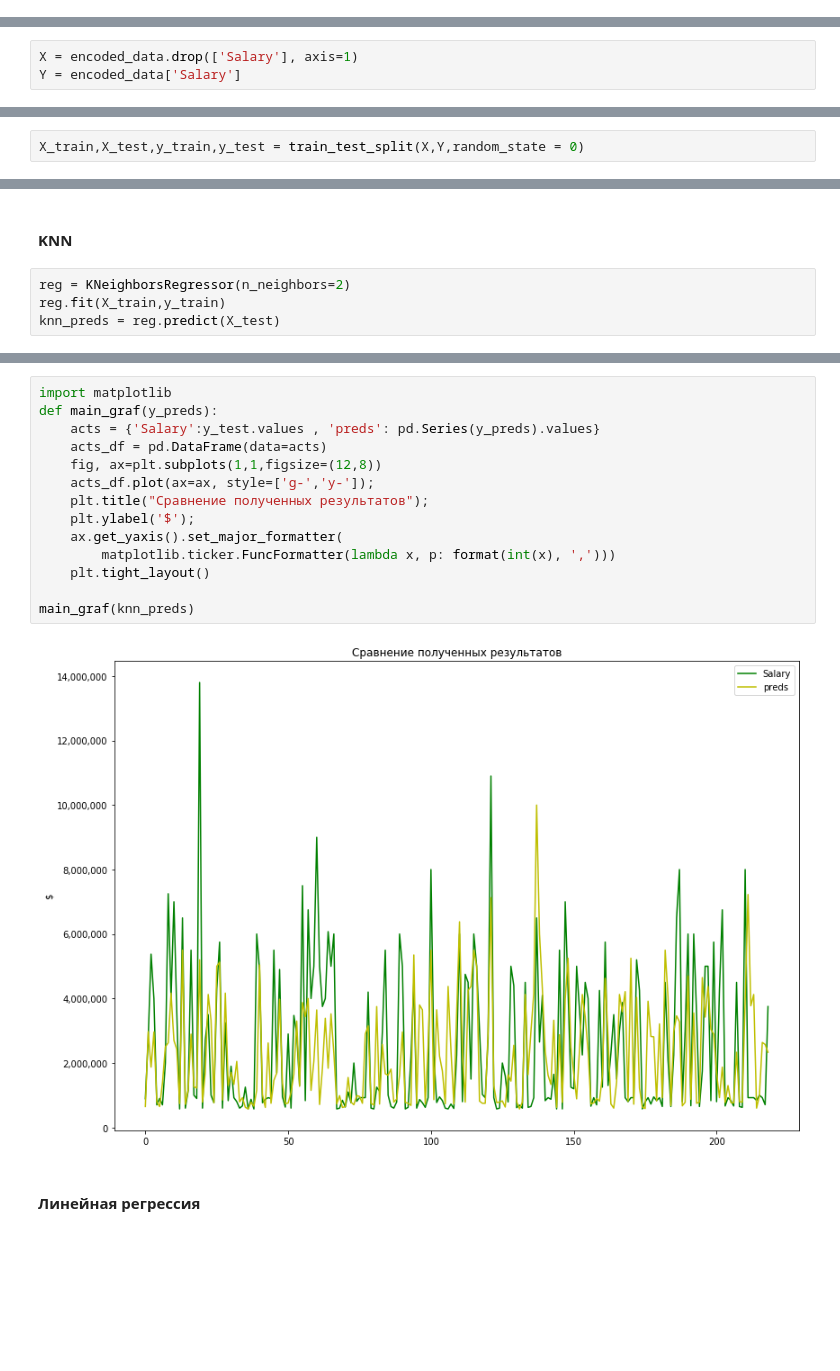
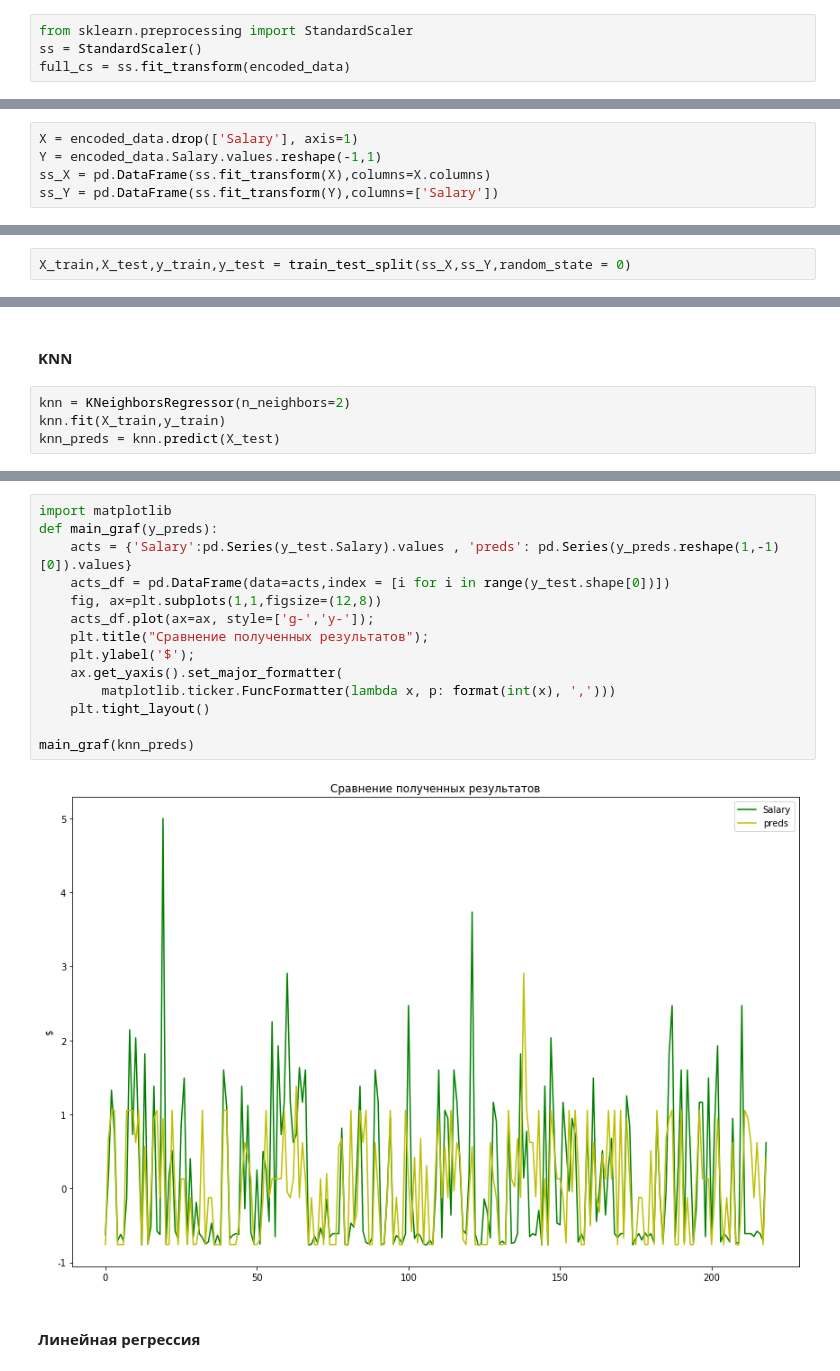
Before and after one commit to Alexxxtentancion/ML2k19, a Jupyter notebook: NHL_salary_research.ipynb, the cells around one changed output, grey strips where cells are left out. Drawn from its saved outputs; the diff is of its cells as text; blank space fills up the shorter version.

```diff
--- a/NHL_salary_research.ipynb
+++ b/NHL_salary_research.ipynb
@@ -304,2 +258,6 @@ pandas.core.frame.DataFrame
+# %%
+from sklearn.preprocessing import StandardScaler
+ss = StandardScaler()
+full_cs = ss.fit_transform(encoded_data)
 # %% [markdown]
 ### 3.Проведение корреляционного анализа данных. Формирование промежуточных выводов о возможности построения моделей машинного обучения.
@@ -313,4 +304,6 @@ pandas.core.frame.DataFrame
 from sklearn.model_selection import train_test_split
 # %%
 X = encoded_data.drop(['Salary'], axis=1)
-Y = encoded_data['Salary']
+Y = encoded_data.Salary.values.reshape(-1,1)
+ss_X = pd.DataFrame(ss.fit_transform(X),columns=X.columns)
+ss_Y = pd.DataFrame(ss.fit_transform(Y),columns=['Salary'])
@@ -319,2 +310,2 @@ AttributeError: 'numpy.ndarray' object has no attribute 'drop'
 # %%
-X_train,X_test,y_train,y_test = train_test_split(X,Y,random_state = 0)
+X_train,X_test,y_train,y_test = train_test_split(ss_X,ss_Y,random_state = 0)
@@ -325,6 +312,6 @@ print(y_train.shape,y_test.shape,X_train.shape,X_test.shape)
 # %% [markdown]
 #### KNN
 # %%
-reg = KNeighborsRegressor(n_neighbors=2)
-reg.fit(X_train,y_train)
-knn_preds = reg.predict(X_test)
+knn = KNeighborsRegressor(n_neighbors=2)
+knn.fit(X_train,y_train)
+knn_preds = knn.predict(X_test)
@@ -335,19 +325,19 @@ median_absolute_error(y_test, knn_preds)
 # %%
 import matplotlib
 def main_graf(y_preds):
-    acts = {'Salary':y_test.values , 'preds': pd.Series(y_preds).values}
-    acts_df = pd.DataFrame(data=acts)
+    acts = {'Salary':pd.Series(y_test.Salary).values , 'preds': pd.Series(y_preds.reshape(1,-1)[0]).values}
+    acts_df = pd.DataFrame(data=acts,index = [i for i in range(y_test.shape[0])])
     fig, ax=plt.subplots(1,1,figsize=(12,8))
     acts_df.plot(ax=ax, style=['g-','y-']);
     plt.title("Сравнение полученных результатов");
     plt.ylabel('$');
     ax.get_yaxis().set_major_formatter(
         matplotlib.ticker.FuncFormatter(lambda x, p: format(int(x), ',')))
     plt.tight_layout()
 
 main_graf(knn_preds)
 # %% [output]
-[figure, old version]
+[figure, new version]
 # %% [markdown]
 #### Линейная регрессия
 # %%
```
Also changed, not shown: parts of 38 cells of this notebook.
